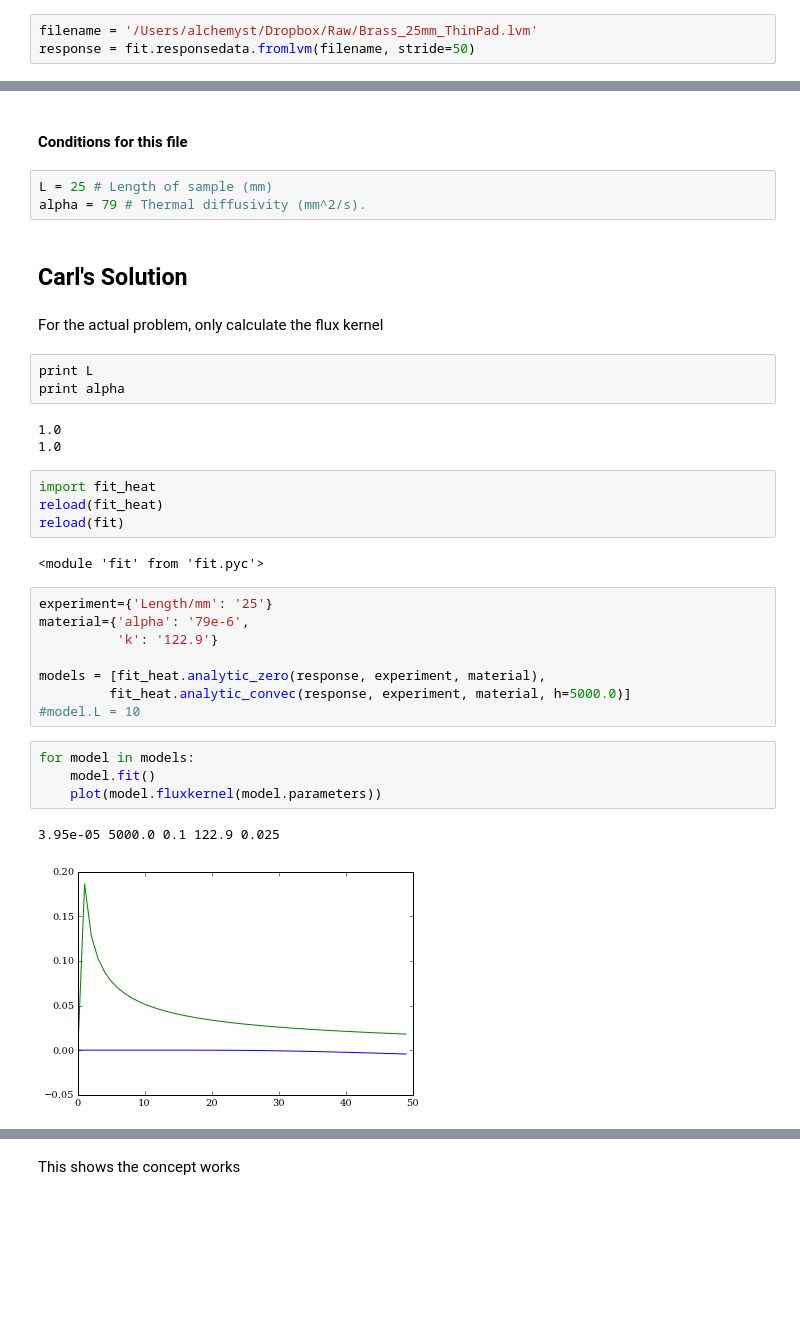
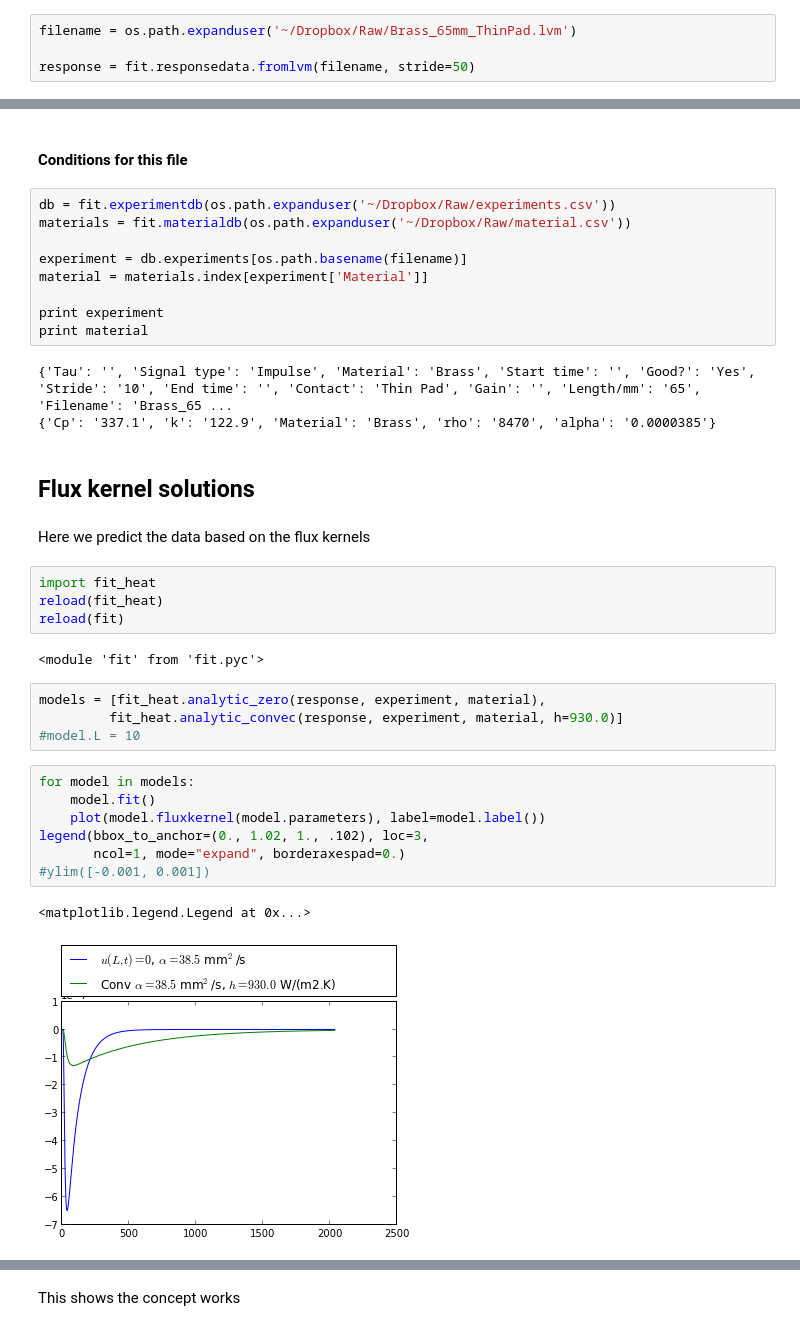
Before and after one commit to alchemyst/identification, a Jupyter notebook: Analytic solution.ipynb, the cells around one changed output, grey strips where cells are left out. Cells and saved outputs as stored; diff of their text form; blank space fills up the shorter version.

Commit message:
Revised to get rid of wrong solutions and clear up

```diff
--- a/Analytic solution.ipynb
+++ b/Analytic solution.ipynb
@@ -6,5 +7,6 @@ from numpy import *
 # %%
-filename = '/Users/alchemyst/Dropbox/Raw/Brass_25mm_ThinPad.lvm'
+filename = os.path.expanduser('~/Dropbox/Raw/Brass_65mm_ThinPad.lvm')
+
 response = fit.responsedata.fromlvm(filename, stride=50)
 # %%
 subplot(2, 1, 1)
@@ -21,18 +23,21 @@ ylabel('Output flux')
 # %% [markdown]
 #### Conditions for this file
-# %%
-L = 25 # Length of sample (mm)
-alpha = 79 # Thermal diffusivity (mm^2/s).
-# %% [markdown]
-## Carl's Solution
-# %% [markdown]
-For the actual problem, only calculate the flux kernel
-# %%
-print L
-print alpha
-# %% [output]
-1.0
-1.0
+# %%
+db = fit.experimentdb(os.path.expanduser('~/Dropbox/Raw/experiments.csv'))
+materials = fit.materialdb(os.path.expanduser('~/Dropbox/Raw/material.csv'))
+
+experiment = db.experiments[os.path.basename(filename)]
+material = materials.index[experiment['Material']]
+
+print experiment
+print material
+# %% [output]
+{'Tau': '', 'Signal type': 'Impulse', 'Material': 'Brass', 'Start time': '', 'Good?': 'Yes', 'Stride': '10', 'End time': '', 'Contact': 'Thin Pad', 'Gain': '', 'Length/mm': '65', 'Filename': 'Brass_65 ...
+{'Cp': '337.1', 'k': '122.9', 'Material': 'Brass', 'rho': '8470', 'alpha': '0.0000385'}
+# %% [markdown]
+## Flux kernel solutions
+# %% [markdown]
+Here we predict the data based on the flux kernels
 # %%
 import fit_heat
 reload(fit_heat)
@@ -40,18 +45,17 @@ reload(fit)
 # %% [output]
 <module 'fit' from 'fit.pyc'>
 # %%
-experiment={'Length/mm': '25'}
-material={'alpha': '79e-6',
-          'k': '122.9'}
-
 models = [fit_heat.analytic_zero(response, experiment, material),
-         fit_heat.analytic_convec(response, experiment, material, h=5000.0)]
+         fit_heat.analytic_convec(response, experiment, material, h=930.0)]
 #model.L = 10
 # %%
 for model in models:
     model.fit()
-    plot(model.fluxkernel(model.parameters))
+    plot(model.fluxkernel(model.parameters), label=model.label())
+legend(bbox_to_anchor=(0., 1.02, 1., .102), loc=3,
+       ncol=1, mode="expand", borderaxespad=0.)
+#ylim([-0.001, 0.001])
 # %% [output]
-3.95e-05 5000.0 0.1 122.9 0.025
+<matplotlib.legend.Legend at 0x...>
-[figure, old version]
+[figure, new version]
 # %%
```
Also changed, not shown: parts of 20 cells of this notebook.
